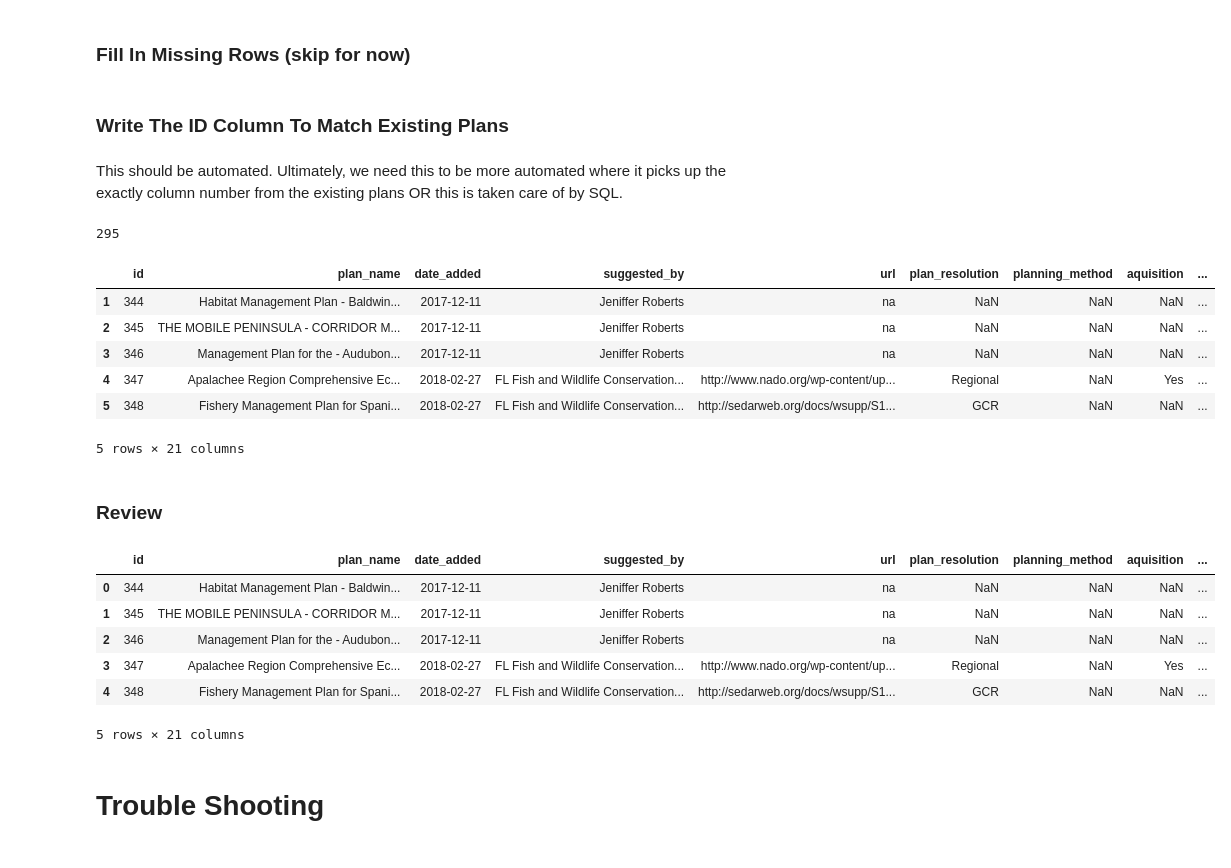
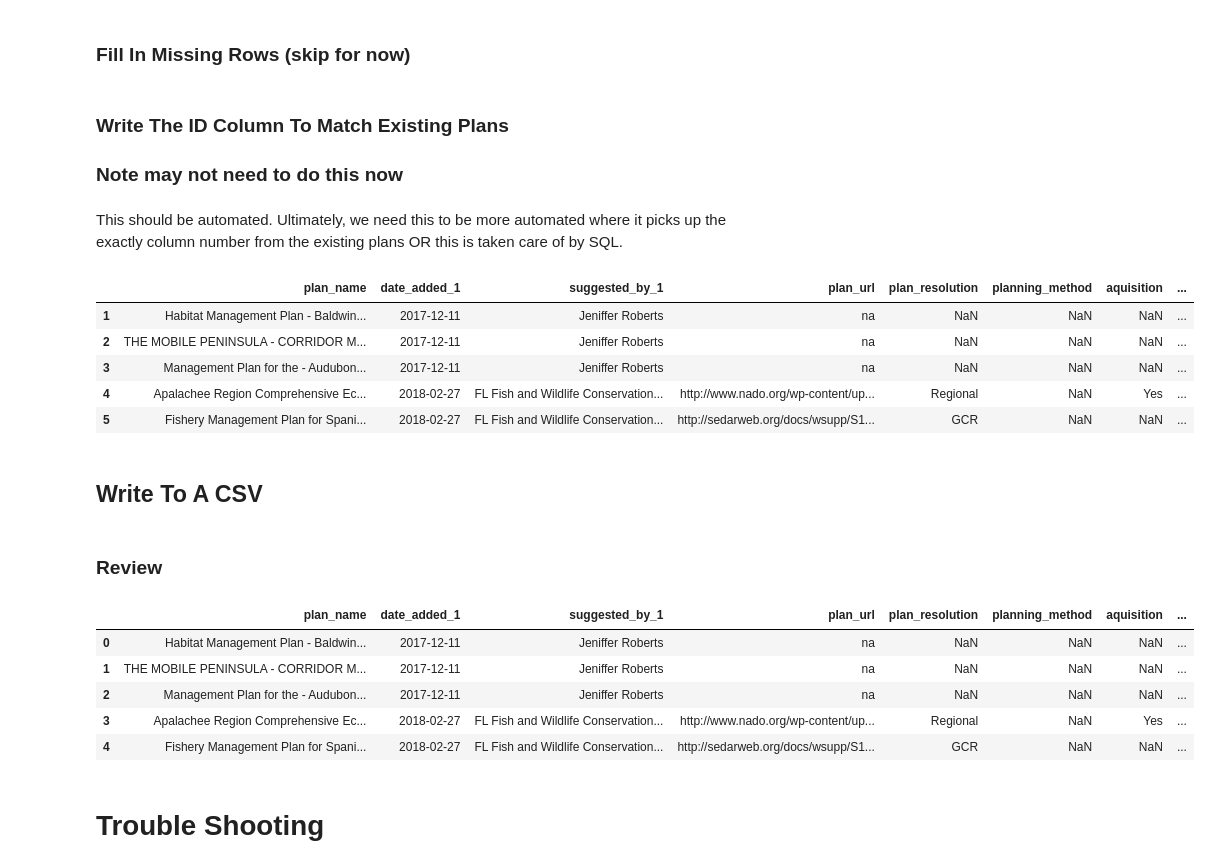
Before and after one commit to scatools/Refactored_CIT, a Jupyter notebook: cit_data_pipeline_formatting.ipynb, the cells around one changed output. Cells and saved outputs as stored; diff of their text form; code cells hidden in the pictures.

```diff
--- a/cit_data_pipeline_formatting.ipynb
+++ b/cit_data_pipeline_formatting.ipynb
@@ -113,0 +108,14 @@ new_columns = new_header[start_count:final_count]
+# %%
+# Reduced given dataframe.
+# Columns ending with '_1' do not exist in the current database header.
+incoming_header_remap = ['plan_name', 'date_added_1', 'suggested_by_1',
+                         'plan_url', 'plan_resolution', 'planning_method',
+                         'aquisition', 'easement', 'stewardship',
+                         'habitat', 'water_quality', 'resource_species',
+                         'community_resilience', 'gulf_economy', 'code_1']
+
+rename_dictionary = {}
+for i in range(len(incoming_header)):
+    rename_dictionary[incoming_header_remap[i]] = incoming_header[i]
+
+files.rename(columns=rename_dictionary).head()
@@ -113,0 +131,6 @@ new_columns = new_header[start_count:final_count]
+# %%
+files_df_remapped = pd.DataFrame(columns=incoming_header_remap)
+print(list(files_df_remapped.columns))
+
+for column in incoming_header_remap:
+    files_df_remapped[column] = files[rename_dictionary[column]]
@@ -113,0 +173,4 @@ new_columns = new_header[start_count:final_count]
+# %%
+conformed_header = conform_headers(list(files_df_remapped.columns), existing_header)
+# %%
+files_df_reduced = cherry_pick_dataframe(files_df_remapped, conformed_header)
@@ -154,10 +250,9 @@ Preview the csv conversion.
 ### Fill In Missing Rows (skip for now)
 # %% [markdown]
 ### Write The ID Column To Match Existing Plans
+### **Note may not need to do this now**
 # %% [markdown]
 This should be automated. Ultimately, we need this to be more automated where it picks up the exactly column number from the existing plans OR this is taken care of by SQL.
 # %%
- len(files.index)
+#  len(files.index)
-# %% [output]
-295
 # %%
@@ -169,11 +264,12 @@ files.insert(0, "id", values)
 # %%
-files.head()
+files_df_reduced.head()
 # %% [output]
-|  | id | plan_name | date_added | suggested_by | url | plan_resolution | planning_method | aquisition | ... |
-| 1 | 344 | Habitat Management Plan - Baldwin... | 2017-12-11 | Jeniffer Roberts | na | NaN | NaN | NaN | ... |
-| 2 | 345 | THE MOBILE PENINSULA - CORRIDOR M... | 2017-12-11 | Jeniffer Roberts | na | NaN | NaN | NaN | ... |
-| 3 | 346 | Management Plan for the - Audubon... | 2017-12-11 | Jeniffer Roberts | na | NaN | NaN | NaN | ... |
-| 4 | 347 | Apalachee Region Comprehensive Ec... | 2018-02-27 | FL Fish and Wildlife Conservation... | http://www.nado.org/wp-content/up... | Regional | NaN | Yes | ... |
-| 5 | 348 | Fishery Management Plan for Spani... | 2018-02-27 | FL Fish and Wildlife Conservation... | http://sedarweb.org/docs/wsupp/S1... | GCR | NaN | NaN | ... |
+|  | plan_name | date_added_1 | suggested_by_1 | plan_url | plan_resolution | planning_method | aquisition | ... |
+| 1 | Habitat Management Plan - Baldwin... | 2017-12-11 | Jeniffer Roberts | na | NaN | NaN | NaN | ... |
+| 2 | THE MOBILE PENINSULA - CORRIDOR M... | 2017-12-11 | Jeniffer Roberts | na | NaN | NaN | NaN | ... |
+| 3 | Management Plan for the - Audubon... | 2017-12-11 | Jeniffer Roberts | na | NaN | NaN | NaN | ... |
+| 4 | Apalachee Region Comprehensive Ec... | 2018-02-27 | FL Fish and Wildlife Conservation... | http://www.nado.org/wp-content/up... | Regional | NaN | Yes | ... |
+| 5 | Fishery Management Plan for Spani... | 2018-02-27 | FL Fish and Wildlife Conservation... | http://sedarweb.org/docs/wsupp/S1... | GCR | NaN | NaN | ... |
-5 rows × 21 columns
+# %% [markdown]
+## Write To A CSV
 # %%
@@ -185,13 +281,12 @@ files_ascsv = pd.read_csv("CIT_Newly_added_Catalog_0521.csv")
 # %%
-files_ascsv.head()
+files_df_reduced_as_csv.head()
 # %% [output]
-|  | id | plan_name | date_added | suggested_by | url | plan_resolution | planning_method | aquisition | ... |
-| 0 | 344 | Habitat Management Plan - Baldwin... | 2017-12-11 | Jeniffer Roberts | na | NaN | NaN | NaN | ... |
-| 1 | 345 | THE MOBILE PENINSULA - CORRIDOR M... | 2017-12-11 | Jeniffer Roberts | na | NaN | NaN | NaN | ... |
-| 2 | 346 | Management Plan for the - Audubon... | 2017-12-11 | Jeniffer Roberts | na | NaN | NaN | NaN | ... |
-| 3 | 347 | Apalachee Region Comprehensive Ec... | 2018-02-27 | FL Fish and Wildlife Conservation... | http://www.nado.org/wp-content/up... | Regional | NaN | Yes | ... |
-| 4 | 348 | Fishery Management Plan for Spani... | 2018-02-27 | FL Fish and Wildlife Conservation... | http://sedarweb.org/docs/wsupp/S1... | GCR | NaN | NaN | ... |
+|  | plan_name | date_added_1 | suggested_by_1 | plan_url | plan_resolution | planning_method | aquisition | ... |
+| 0 | Habitat Management Plan - Baldwin... | 2017-12-11 | Jeniffer Roberts | na | NaN | NaN | NaN | ... |
+| 1 | THE MOBILE PENINSULA - CORRIDOR M... | 2017-12-11 | Jeniffer Roberts | na | NaN | NaN | NaN | ... |
+| 2 | Management Plan for the - Audubon... | 2017-12-11 | Jeniffer Roberts | na | NaN | NaN | NaN | ... |
+| 3 | Apalachee Region Comprehensive Ec... | 2018-02-27 | FL Fish and Wildlife Conservation... | http://www.nado.org/wp-content/up... | Regional | NaN | Yes | ... |
+| 4 | Fishery Management Plan for Spani... | 2018-02-27 | FL Fish and Wildlife Conservation... | http://sedarweb.org/docs/wsupp/S1... | GCR | NaN | NaN | ... |
-5 rows × 21 columns
 # %% [markdown]
 # Trouble Shooting
 # %% [markdown]
```
Also changed, not shown: parts of 56 cells of this notebook.
